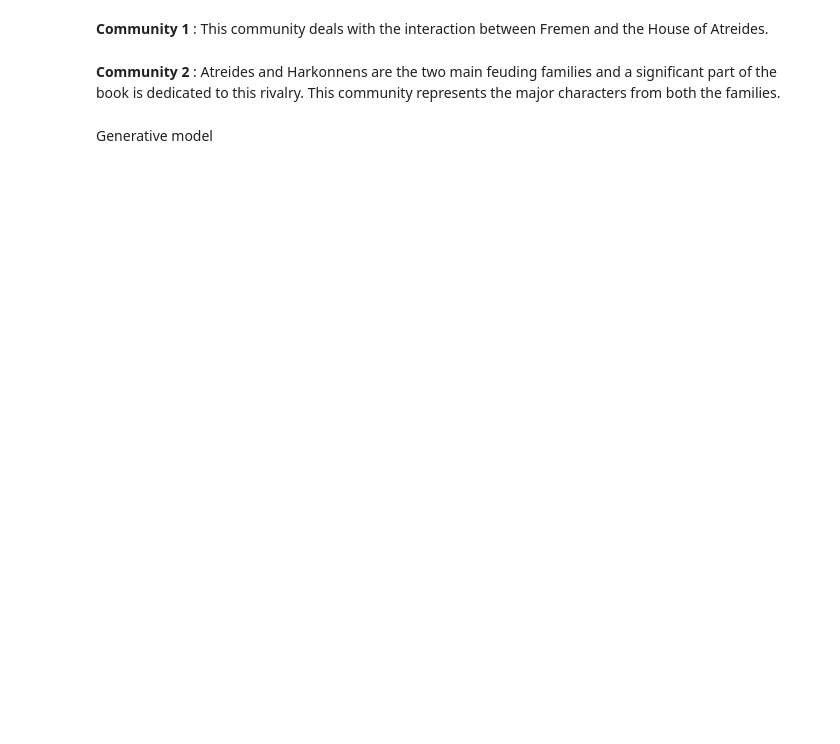
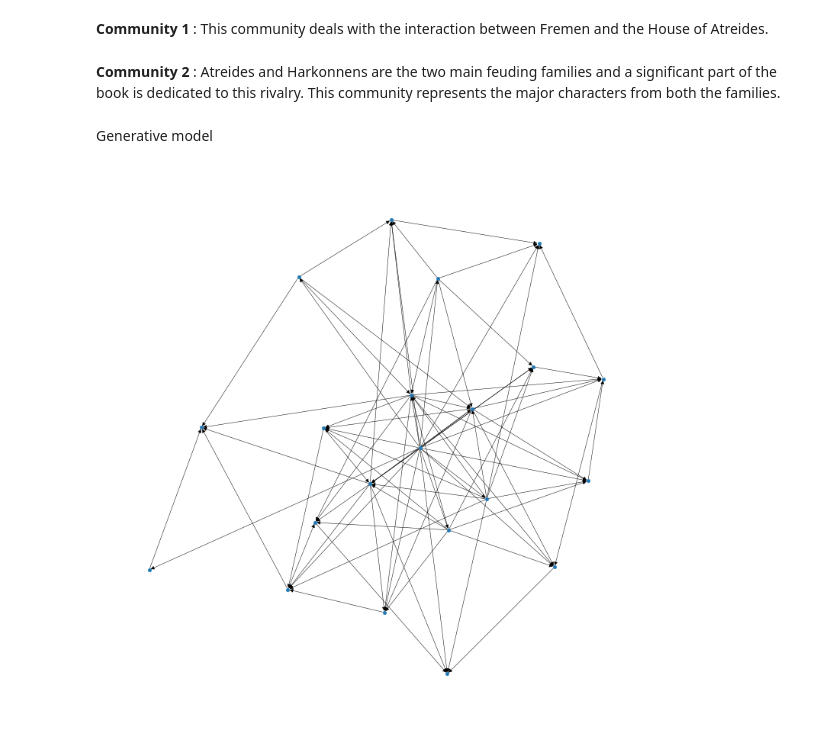
Before and after one commit to ananya2712/Character-Interaction-Graph, a Jupyter notebook: Dune_Character_Analysis.ipynb, the cells around one changed output. Cells and saved outputs as stored; diff of their text form; code cells hidden in the pictures; blank space fills up the shorter version.

```diff
--- a/Dune_Character_Analysis.ipynb
+++ b/Dune_Character_Analysis.ipynb
@@ -881,3 +801,11 @@ print(list(c[1]))
 **Community 2** : Atreides and Harkonnens are the two main feuding families and a significant part of the book is dedicated to this rivalry. This community represents the major characters from both the families.
 # %% [markdown]
 Generative model
+# %%
+neighbours=5
+H = nx.barabasi_albert_graph(no_nodes,neighbours)
+fig = plt.figure(figsize =(10 ,10))
+nx.draw(H, with_labels = False, node_size = 20, linewidths = 0.5, width = 0.5,arrows=True)
+plt.show()
+# %% [output]
+[figure, added]
```
Also changed, not shown: parts of 43 cells of this notebook.
